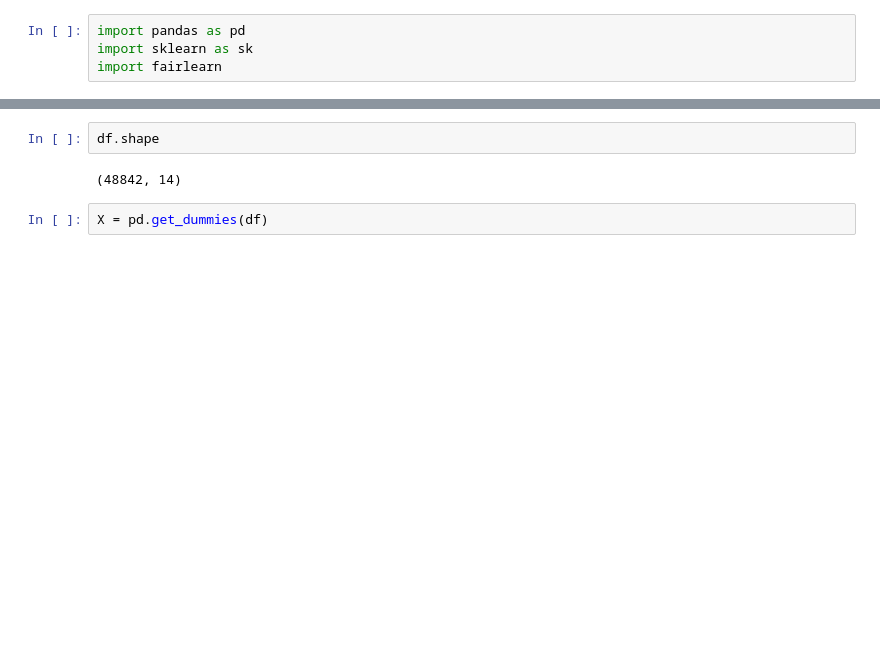
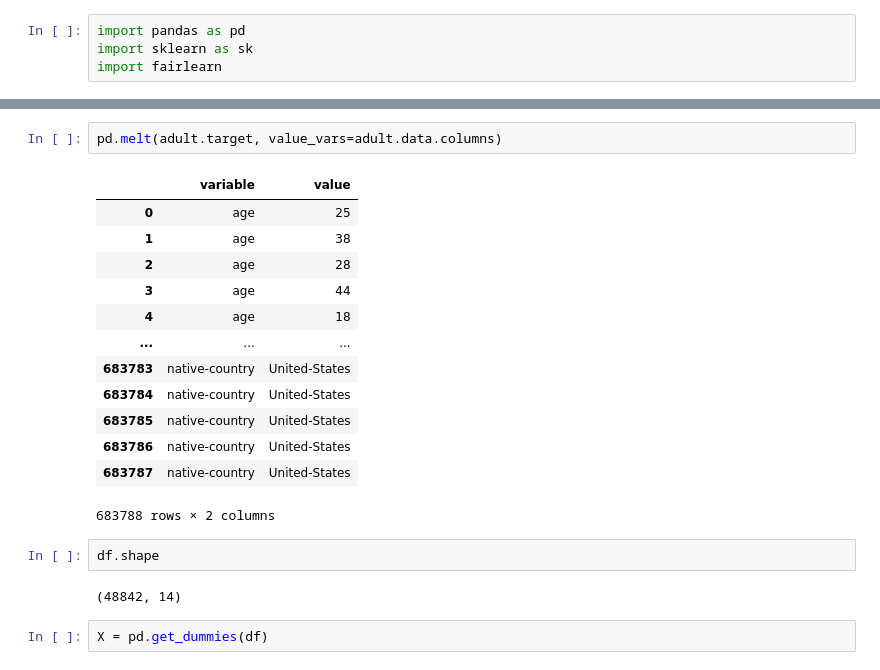
Before and after one commit to mraahemi/Bias_analyzer, a Jupyter notebook: notebooks/AdultDataset.ipynb, the cells around one changed output, grey strips where cells are left out. Cells and saved outputs as stored; diff of their text form; blank space fills up the shorter version.

```diff
--- a/notebooks/AdultDataset.ipynb
+++ b/notebooks/AdultDataset.ipynb
@@ -18,3 +97,19 @@ df = data.data
+# %%
+pd.melt(adult.target, value_vars=adult.data.columns)
+# %% [output]
+|  | variable | value |
+| 0 | age | 25 |
+| 1 | age | 38 |
+| 2 | age | 28 |
+| 3 | age | 44 |
+| 4 | age | 18 |
+| ... | ... | ... |
+| 683783 | native-country | United-States |
+| 683784 | native-country | United-States |
+| 683785 | native-country | United-States |
+| 683786 | native-country | United-States |
+| 683787 | native-country | United-States |
+683788 rows × 2 columns
 # %%
 df.shape
 # %% [output]
```
Also changed, not shown: parts of 31 cells of this notebook, 12 other files.
